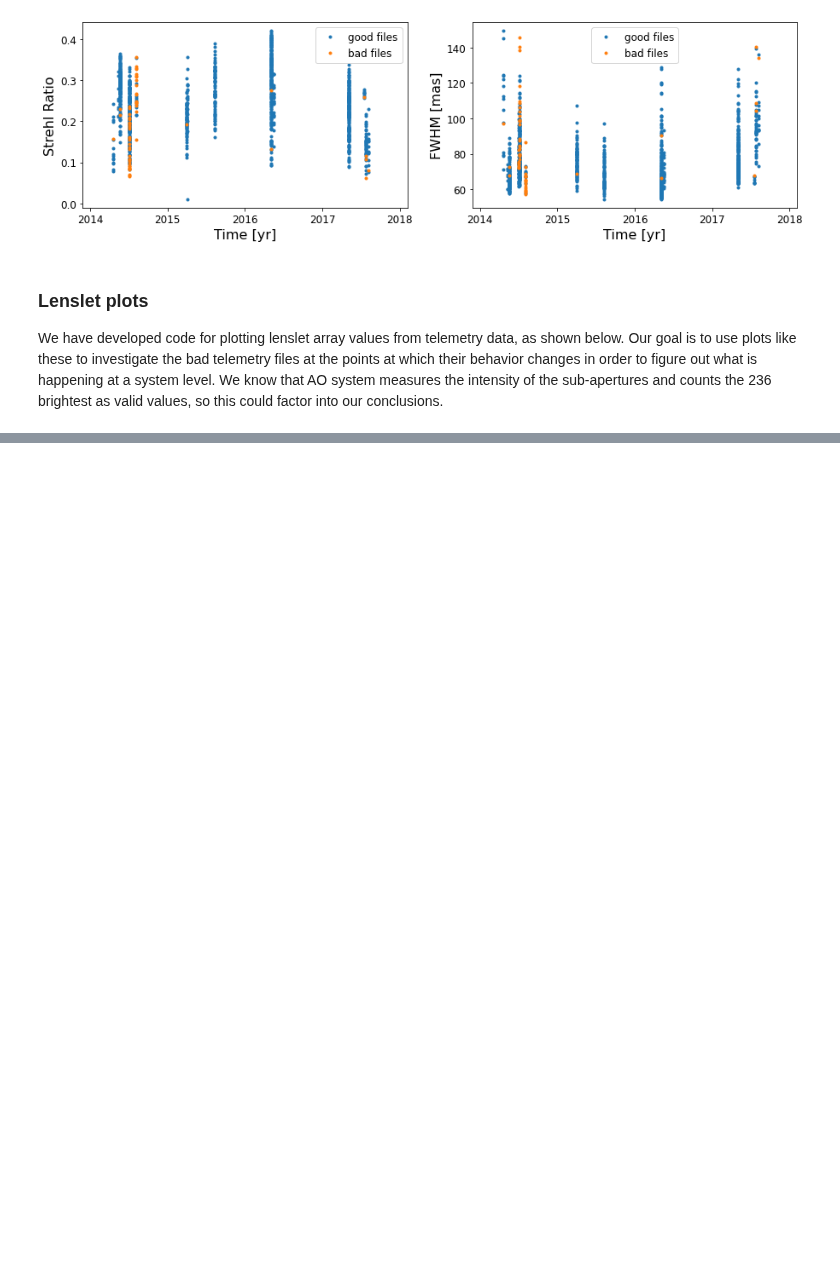
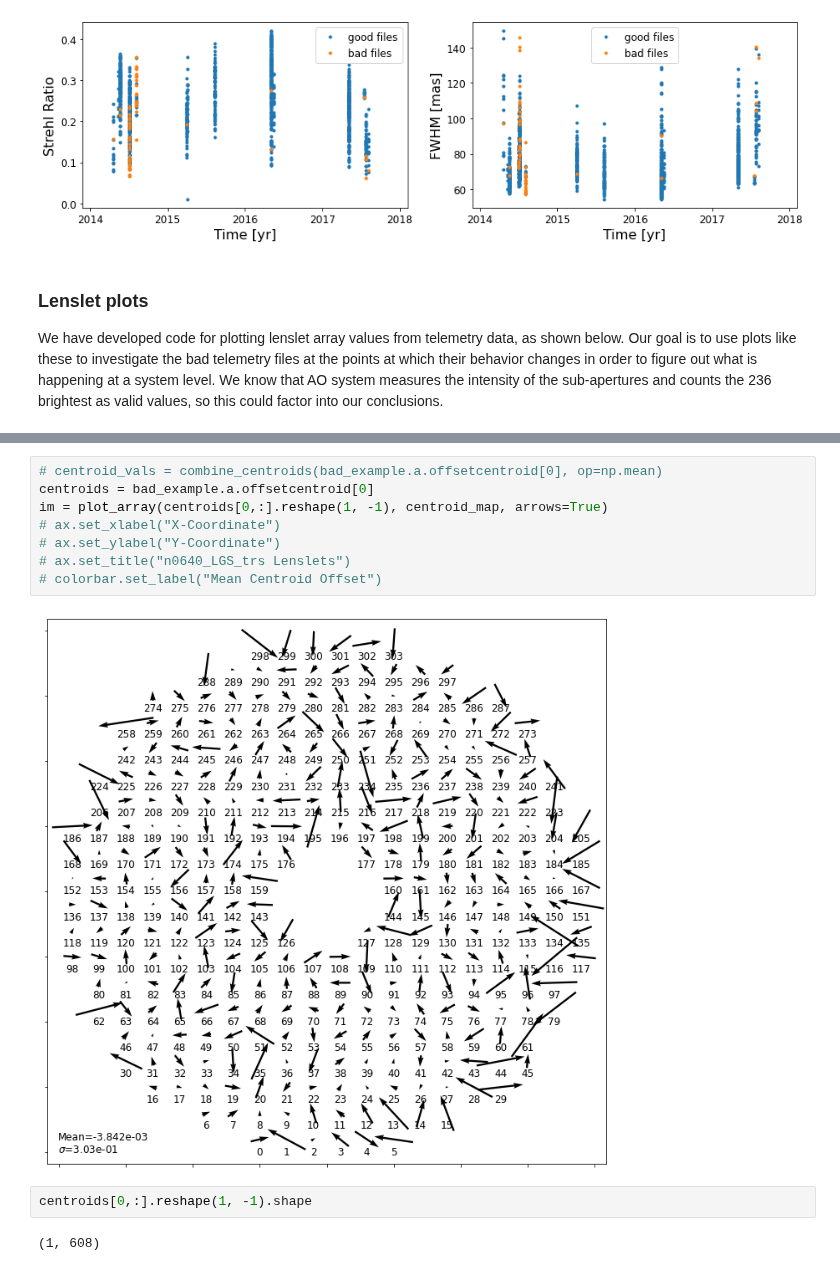
Before and after one commit to eramey16/berkeley_research, a Jupyter notebook: Keck_Performance/AO_Telemetry_2020_Emily.ipynb, the cells around one changed output, grey strips where cells are left out. Saved outputs shown, nothing was run; the diff lists cells and outputs as text; blank space fills up the shorter version.

Commit message:
Got centroid gif working

```diff
--- a/Keck_Performance/AO_Telemetry_2020_Emily.ipynb
+++ b/Keck_Performance/AO_Telemetry_2020_Emily.ipynb
@@ -242,0 +226,14 @@ RuntimeError: Requested MovieWriter (ffmpeg) not available
+# %%
+# centroid_vals = combine_centroids(bad_example.a.offsetcentroid[0], op=np.mean)
+centroids = bad_example.a.offsetcentroid[0]
+im = plot_array(centroids[0,:].reshape(1, -1), centroid_map, arrows=True)
+# ax.set_xlabel("X-Coordinate")
+# ax.set_ylabel("Y-Coordinate")
+# ax.set_title("n0640_LGS_trs Lenslets")
+# colorbar.set_label("Mean Centroid Offset")
+# %% [output]
+[figure, added]
+# %%
+centroids[0,:].reshape(1, -1).shape
+# %% [output]
+(1, 608)
```
Also changed, not shown: parts of 7 cells of this notebook, 3 other files.
